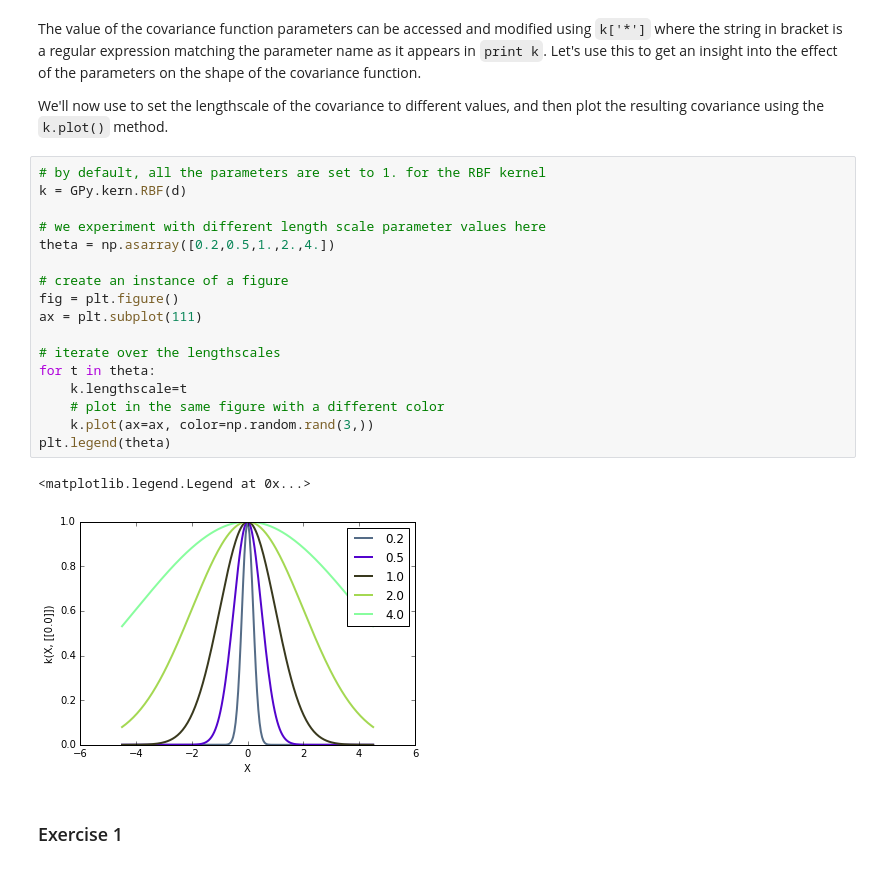
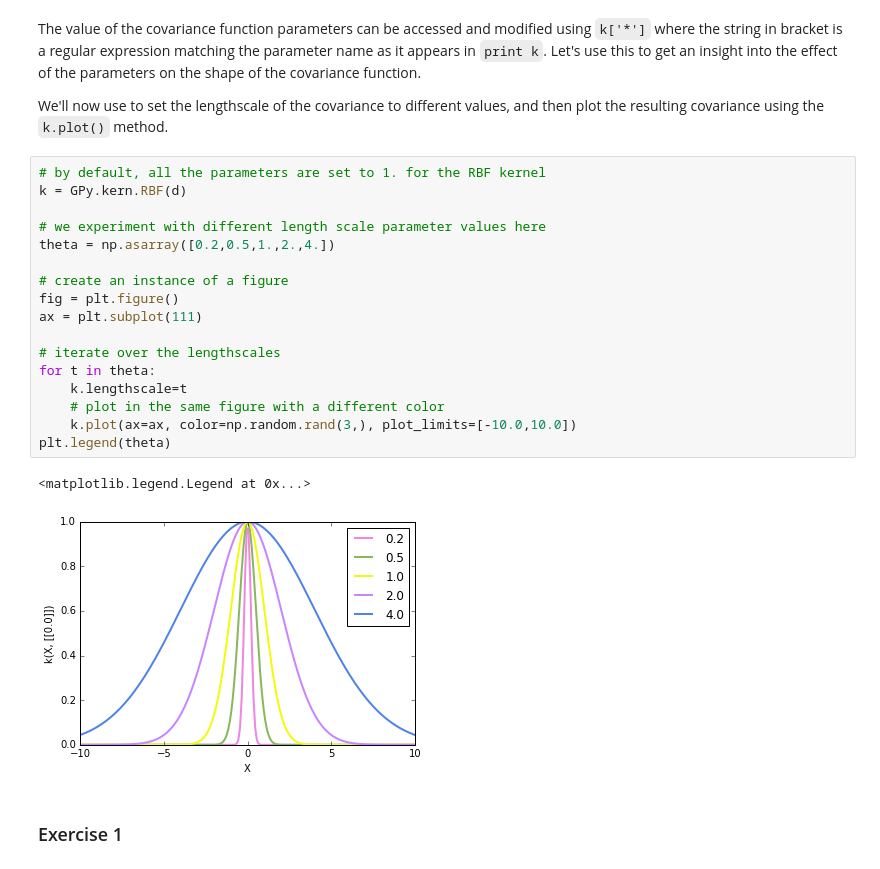
Before and after one commit to ShibataLab/GPyWorkshop, a Jupyter notebook: Part1/Experiments/Notebook1.ipynb, the cells around one changed output. Drawn from its saved outputs; the diff is of its cells as text.

```diff
--- a/Part1/Experiments/Notebook1.ipynb
+++ b/Part1/Experiments/Notebook1.ipynb
@@ -81,23 +81,23 @@ We'll now use to set the lengthscale of the covariance to different values, and
 # %%
 # by default, all the parameters are set to 1. for the RBF kernel
 k = GPy.kern.RBF(d)
 
 # we experiment with different length scale parameter values here
 theta = np.asarray([0.2,0.5,1.,2.,4.])
 
 # create an instance of a figure
 fig = plt.figure()
 ax = plt.subplot(111)
 
 # iterate over the lengthscales
 for t in theta:
     k.lengthscale=t
     # plot in the same figure with a different color
-    k.plot(ax=ax, color=np.random.rand(3,))
+    k.plot(ax=ax, color=np.random.rand(3,), plot_limits=[-10.0,10.0])
 plt.legend(theta)
 # %% [output]
 <matplotlib.legend.Legend at 0x...>
-[figure, old version]
+[figure, new version]
 # %% [markdown]
 ### Exercise 1
 # %% [markdown]
```
Also changed, not shown: parts of 2 cells of this notebook.
